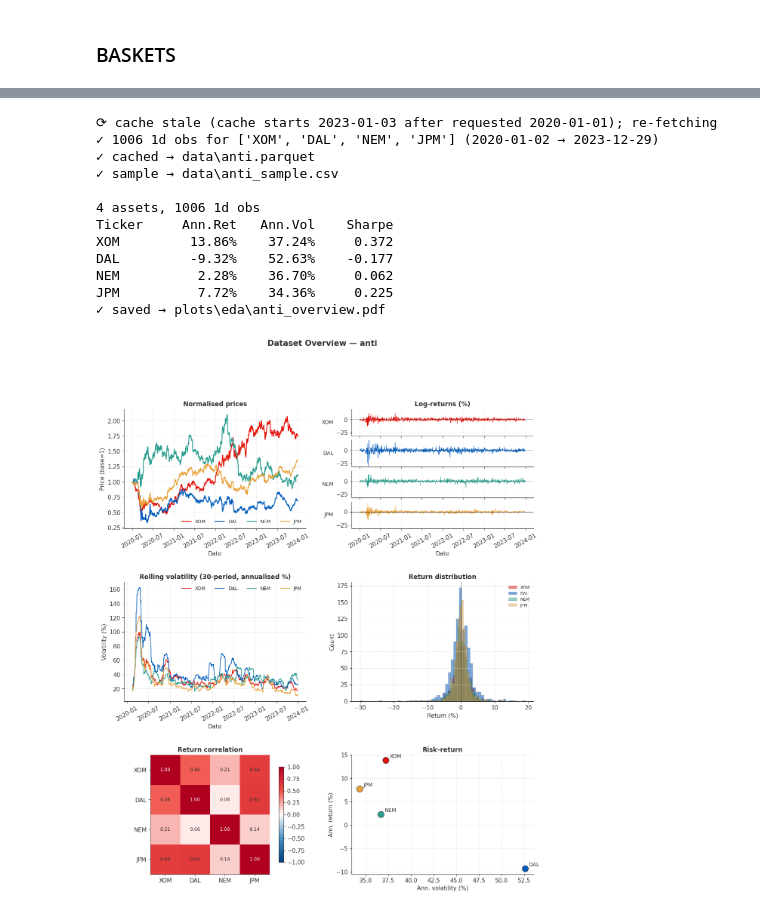
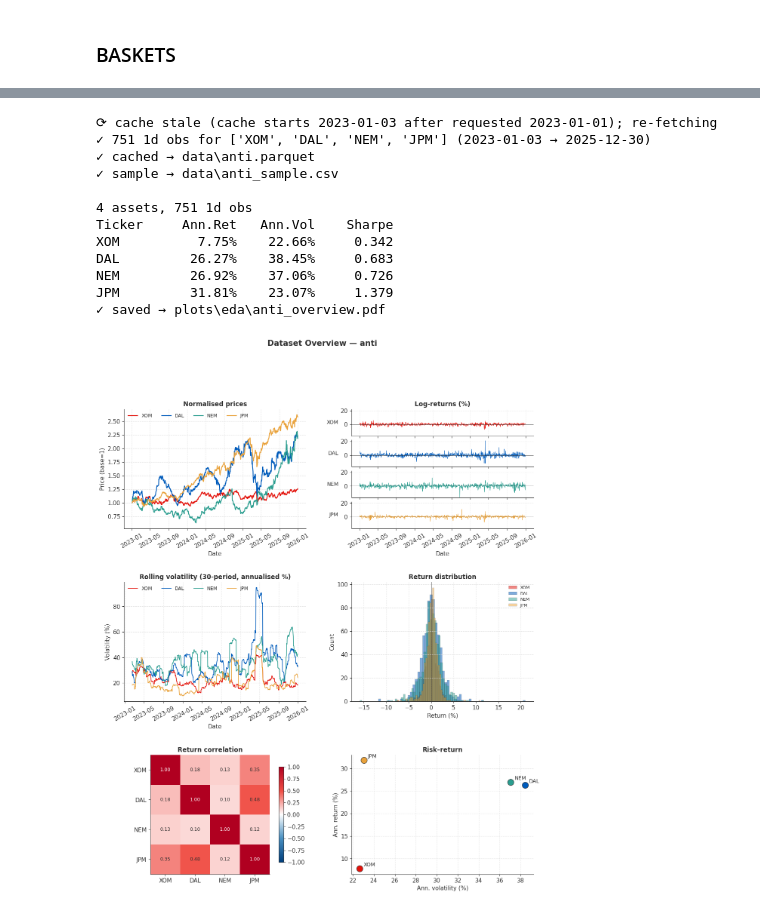
Before and after one commit to egil10/fys5419, a Jupyter notebook: project2/code/notebooks/snp.ipynb, the cells around one changed output, grey strips where cells are left out. Drawn from its saved outputs; the diff is of its cells as text; code cells hidden in the pictures.

```diff
--- a/project2/code/notebooks/snp.ipynb
+++ b/project2/code/notebooks/snp.ipynb
@@ -4,12 +4,15 @@
 ### IMPORTS
 # %%
 import sys
-
 from pathlib import Path
 sys.path.append(str(Path.cwd().parent))
 
 from scripts.snp import SNP
-from scripts.baskets import get, BASKETS, config
+from scripts.baskets import get, BASKETS
+
+# Date range for all fetches in this notebook
+START_DATE = "2023-01-01"
+END_DATE   = "2025-12-31"
 # %% [markdown]
 ### DATA
 # %%
@@ -133,19 +132,19 @@ NVDA        53.03%    53.88%     0.984
 # %%
-# single basket — first run fetches + caches, later runs load from disk
-snp = SNP(get("anti"), "2020-01-01", "2023-12-31").cached_fetch(name="anti")
+# single basket - first run fetches + caches, later runs load from disk
+snp = SNP(get("anti"), START_DATE, END_DATE).cached_fetch(name="anti")
 snp.summary()
 snp.plot(save=True, name="anti")
 # %% [output]
-⟳ cache stale (cache starts 2023-01-03 after requested 2020-01-01); re-fetching
-✓ 1006 1d obs for ['XOM', 'DAL', 'NEM', 'JPM'] (2020-01-02 → 2023-12-29)
+⟳ cache stale (cache starts 2023-01-03 after requested 2023-01-01); re-fetching
+✓ 751 1d obs for ['XOM', 'DAL', 'NEM', 'JPM'] (2023-01-03 → 2025-12-30)
 ✓ cached → data\anti.parquet
 ✓ sample → data\anti_sample.csv
 
-4 assets, 1006 1d obs
+4 assets, 751 1d obs
 Ticker     Ann.Ret   Ann.Vol    Sharpe
-XOM         13.86%    37.24%     0.372
-DAL         -9.32%    52.63%    -0.177
-NEM          2.28%    36.70%     0.062
-JPM          7.72%    34.36%     0.225
+XOM          7.75%    22.66%     0.342
+DAL         26.27%    38.45%     0.683
+NEM         26.92%    37.06%     0.726
+JPM         31.81%    23.07%     1.379
 ✓ saved → plots\eda\anti_overview.pdf
-[figure, old version]
+[figure, new version]
```
Also changed, not shown: parts of 4 cells of this notebook, 26 other files.
